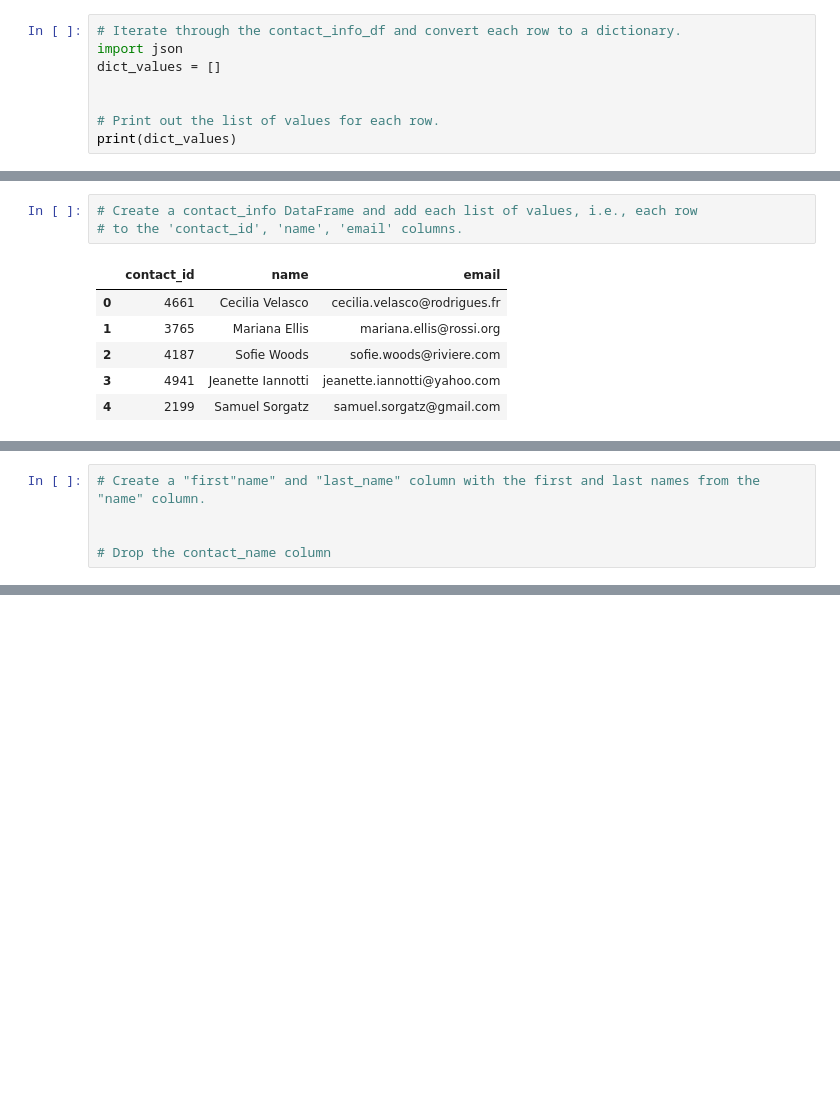
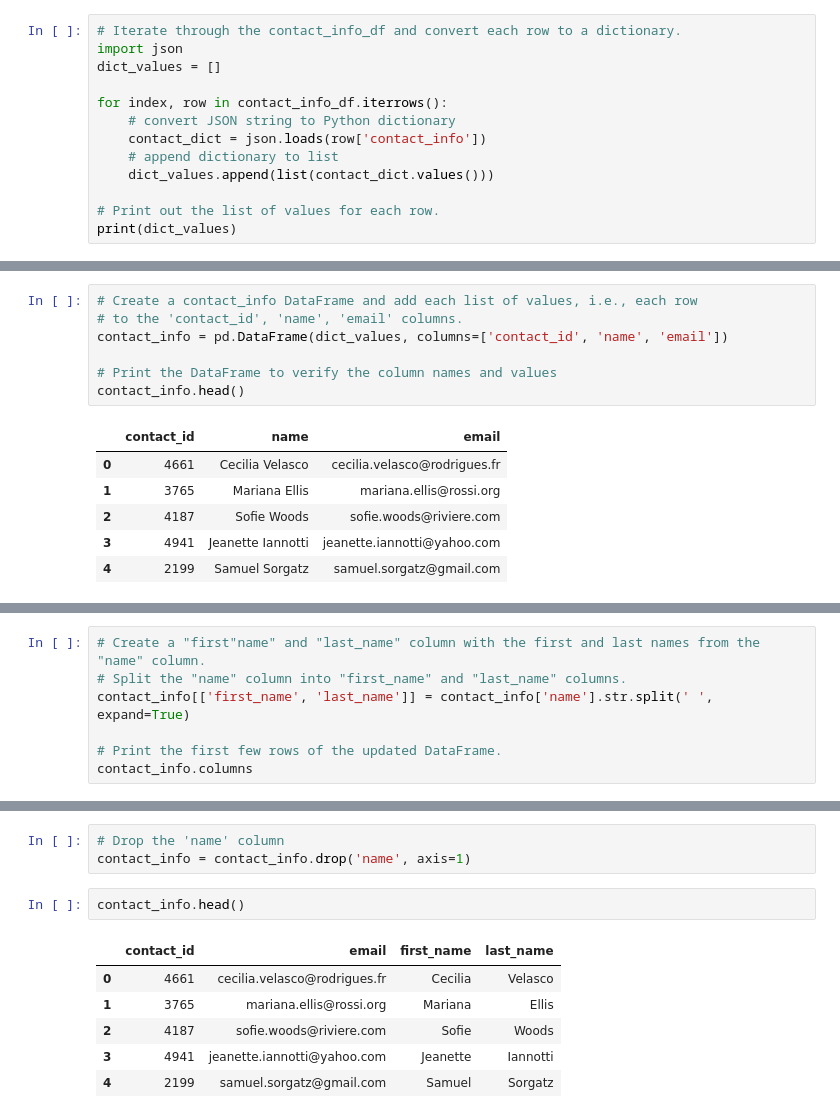
Before and after one commit to amylovesdogs/Group7Project2, a Jupyter notebook: ETL_Mini_Project_TCoast_NJacobson_ABraun_APaschal.ipynb, the cells around one changed output, grey strips where cells are left out. Drawn from its saved outputs; the diff is of its cells as text; blank space fills up the shorter version.

```diff
--- a/ETL_Mini_Project_TCoast_NJacobson_ABraun_APaschal.ipynb
+++ b/ETL_Mini_Project_TCoast_NJacobson_ABraun_APaschal.ipynb
@@ -311,6 +319,11 @@ Then export the DataFrame as a `contacts.csv` CSV file.
 import json
 dict_values = []
 
+for index, row in contact_info_df.iterrows():
+    # convert JSON string to Python dictionary
+    contact_dict = json.loads(row['contact_info'])
+    # append dictionary to list
+    dict_values.append(list(contact_dict.values()))
 
 # Print out the list of values for each row.
 print(dict_values)
@@ -319,6 +332,10 @@ print(dict_values)
 # %%
 # Create a contact_info DataFrame and add each list of values, i.e., each row
 # to the 'contact_id', 'name', 'email' columns.
+contact_info = pd.DataFrame(dict_values, columns=['contact_id', 'name', 'email'])
+
+# Print the DataFrame to verify the column names and values
+contact_info.head()
 # %% [output]
 |  | contact_id | name | email |
 | 0 | 4661 | Cecilia Velasco | cecilia.velasco@rodrigues.fr |
@@ -342,6 +362,8 @@ memory usage: 23.6+ KB
 # %%
 # Create a "first"name" and "last_name" column with the first and last names from the "name" column.
+# Split the "name" column into "first_name" and "last_name" columns.
+contact_info[['first_name', 'last_name']] = contact_info['name'].str.split(' ', expand=True)
 
-
-# Drop the contact_name column
+# Print the first few rows of the updated DataFrame.
+contact_info.columns
 # %% [output]
@@ -372,0 +371,12 @@ memory usage: 23.6+ KB
+# %%
+# Drop the 'name' column
+contact_info = contact_info.drop('name', axis=1)
+# %%
+contact_info.head()
+# %% [output]
+|  | contact_id | email | first_name | last_name |
+| 0 | 4661 | cecilia.velasco@rodrigues.fr | Cecilia | Velasco |
+| 1 | 3765 | mariana.ellis@rossi.org | Mariana | Ellis |
+| 2 | 4187 | sofie.woods@riviere.com | Sofie | Woods |
+| 3 | 4941 | jeanette.iannotti@yahoo.com | Jeanette | Iannotti |
+| 4 | 2199 | samuel.sorgatz@gmail.com | Samuel | Sorgatz |
```
Also changed, not shown: parts of 19 cells of this notebook.
